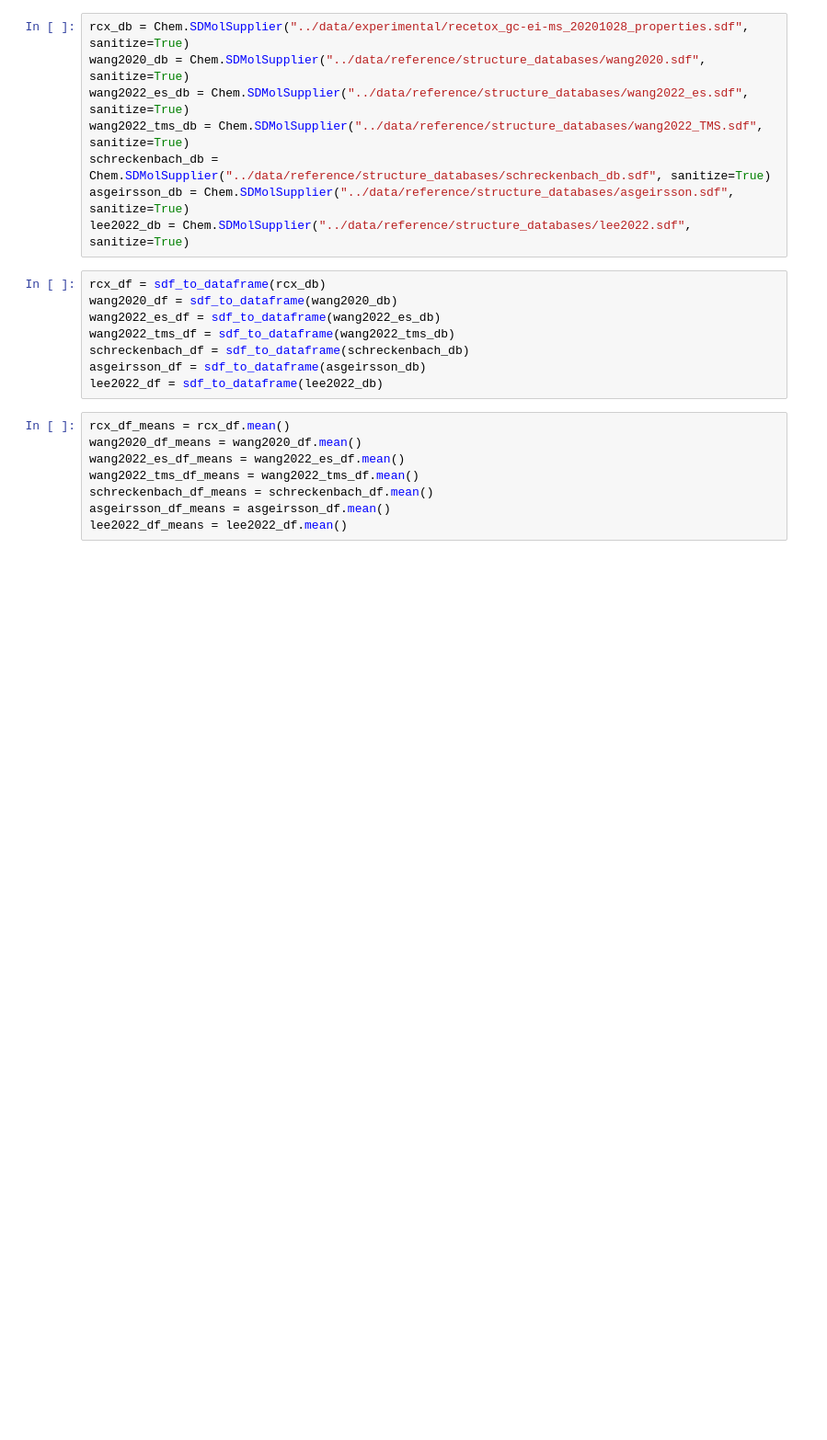
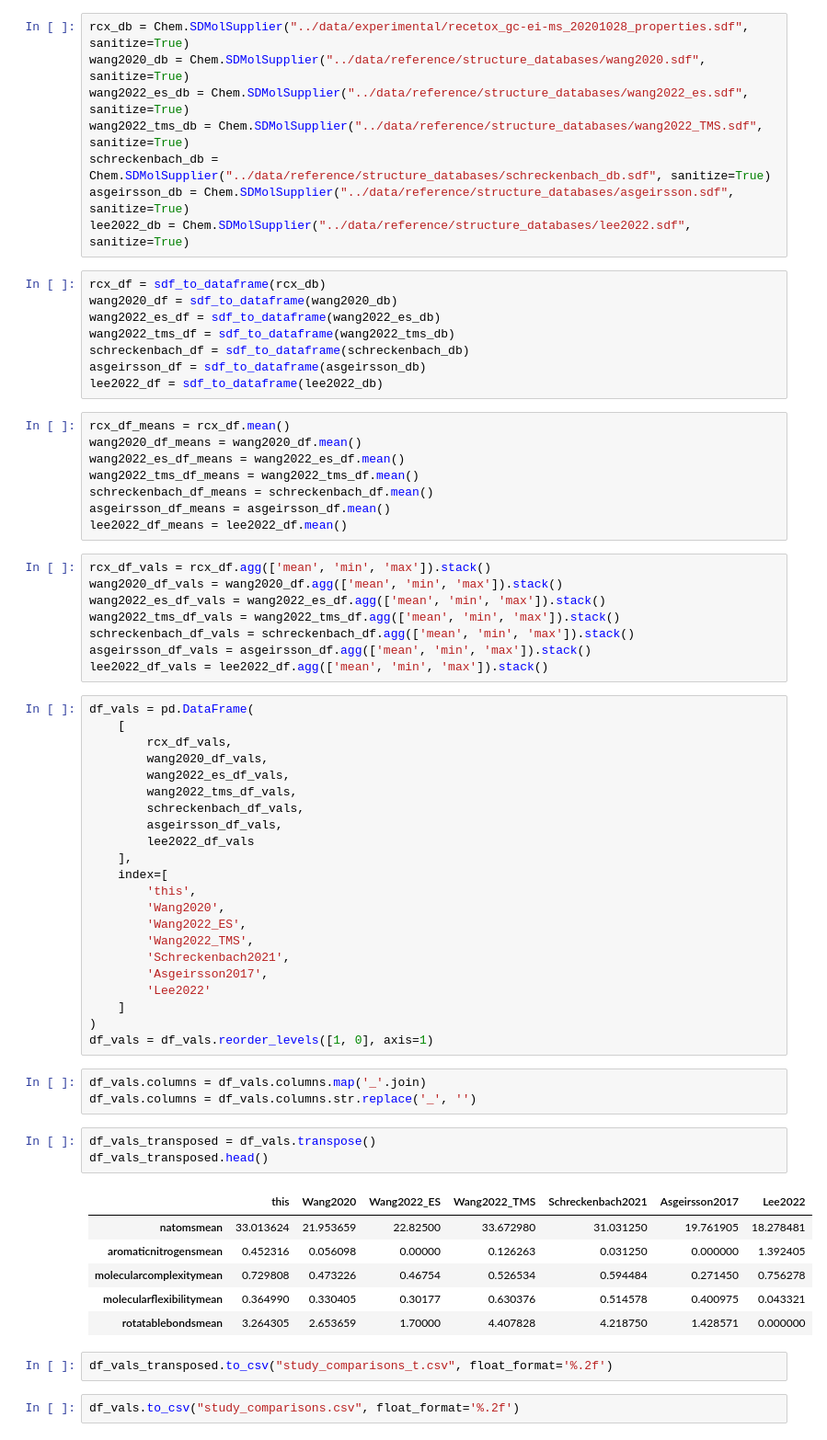
Before and after one commit to RECETOX/ei_spectra_predictions, a Jupyter notebook: analysis/Python_scripts/comparisons.ipynb, the cells around one changed output. Shown at 92% size. Drawn from its saved outputs; the diff is of its cells as text; blank space fills up the shorter version.

```diff
--- a/analysis/Python_scripts/comparisons.ipynb
+++ b/analysis/Python_scripts/comparisons.ipynb
@@ -75,4 +87,51 @@ wang2022_tms_df_means = wang2022_tms_df.mean()
 schreckenbach_df_means = schreckenbach_df.mean()
 asgeirsson_df_means = asgeirsson_df.mean()
 lee2022_df_means = lee2022_df.mean()
+# %%
+rcx_df_vals = rcx_df.agg(['mean', 'min', 'max']).stack()
+wang2020_df_vals = wang2020_df.agg(['mean', 'min', 'max']).stack()
+wang2022_es_df_vals = wang2022_es_df.agg(['mean', 'min', 'max']).stack()
+wang2022_tms_df_vals = wang2022_tms_df.agg(['mean', 'min', 'max']).stack()
+schreckenbach_df_vals = schreckenbach_df.agg(['mean', 'min', 'max']).stack()
+asgeirsson_df_vals = asgeirsson_df.agg(['mean', 'min', 'max']).stack()
+lee2022_df_vals = lee2022_df.agg(['mean', 'min', 'max']).stack()
+# %%
+df_vals = pd.DataFrame(
+    [
+        rcx_df_vals,
+        wang2020_df_vals,
+        wang2022_es_df_vals,
+        wang2022_tms_df_vals,
+        schreckenbach_df_vals,
+        asgeirsson_df_vals,
+        lee2022_df_vals
+    ],
+    index=[
+        'this',
+        'Wang2020',
+        'Wang2022_ES',
+        'Wang2022_TMS',
+        'Schreckenbach2021',
+        'Asgeirsson2017',
+        'Lee2022'
+    ]
+)
+df_vals = df_vals.reorder_levels([1, 0], axis=1)
+# %%
+df_vals.columns = df_vals.columns.map('_'.join)
+df_vals.columns = df_vals.columns.str.replace('_', '')
+# %%
+df_vals_transposed = df_vals.transpose()
+df_vals_transposed.head()
+# %% [output]
+|  | this | Wang2020 | Wang2022_ES | Wang2022_TMS | Schreckenbach2021 | Asgeirsson2017 | Lee2022 |
+| natomsmean | 33.013624 | 21.953659 | 22.82500 | 33.672980 | 31.031250 | 19.761905 | 18.278481 |
+| aromaticnitrogensmean | 0.452316 | 0.056098 | 0.00000 | 0.126263 | 0.031250 | 0.000000 | 1.392405 |
+| molecularcomplexitymean | 0.729808 | 0.473226 | 0.46754 | 0.526534 | 0.594484 | 0.271450 | 0.756278 |
+| molecularflexibilitymean | 0.364990 | 0.330405 | 0.30177 | 0.630376 | 0.514578 | 0.400975 | 0.043321 |
+| rotatablebondsmean | 3.264305 | 2.653659 | 1.70000 | 4.407828 | 4.218750 | 1.428571 | 0.000000 |
+# %%
+df_vals_transposed.to_csv("study_comparisons_t.csv", float_format='%.2f')
+# %%
+df_vals.to_csv("study_comparisons.csv", float_format='%.2f')
 # %%
```
Also changed, not shown: parts of 3 cells of this notebook, 10 other files.
